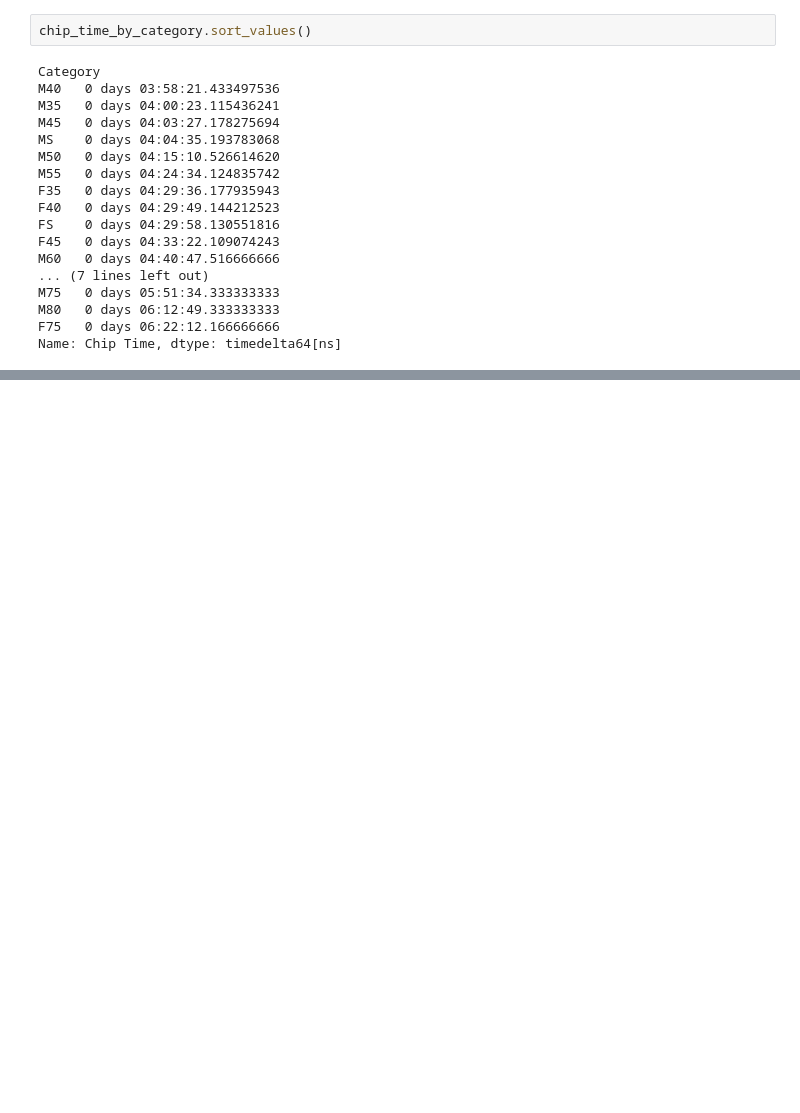
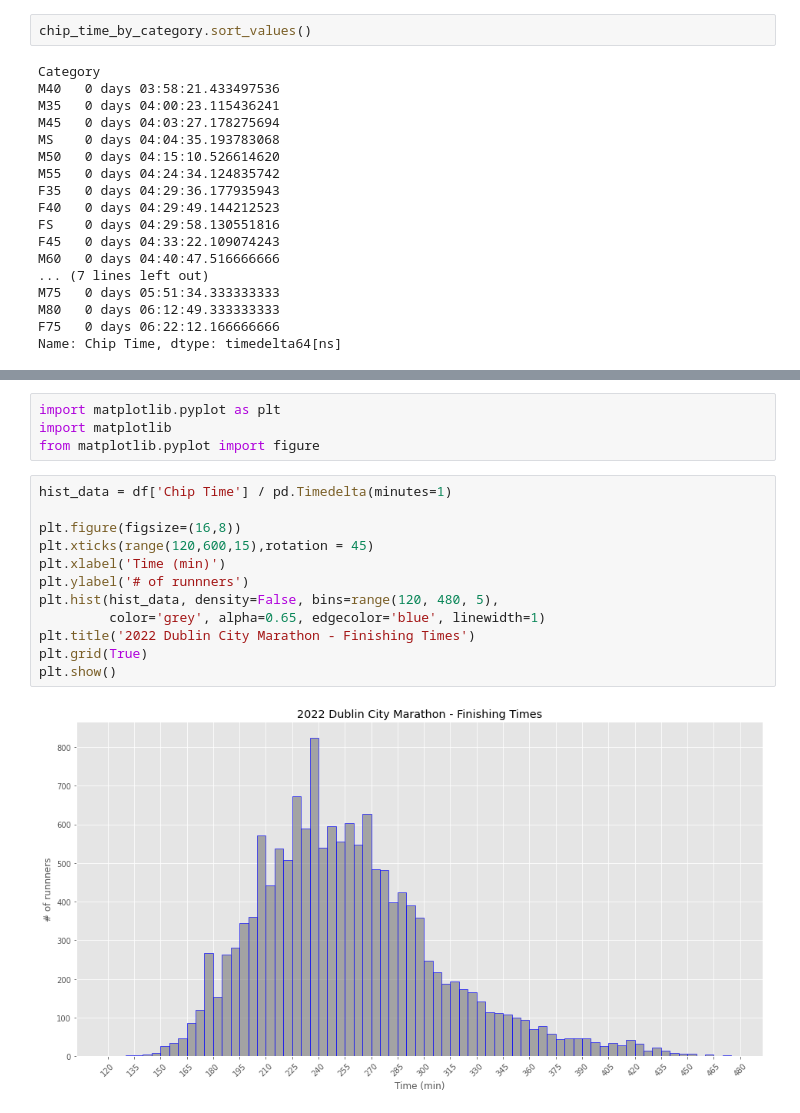
Before and after one commit to sean-halpin/dublin_city_marathon, a Jupyter notebook: dcm.ipynb, the cells around one changed output, grey strips where cells are left out. Saved outputs shown, nothing was run; the diff lists cells and outputs as text; blank space fills up the shorter version.

```diff
--- a/dcm.ipynb
+++ b/dcm.ipynb
@@ -209,3 +209,21 @@ df.select_dtypes("timedelta64[ns]").describe()
 | 50% | 0 days 00:56:02 | 0 days 01:51:28 | 0 days 01:57:57 | 0 days 02:50:38 | 0 days 03:56:25.500000 | 0 days 04:12:24 | 0 days 04:10:37 |
 | 75% | 0 days 01:02:06 | 0 days 02:04:28 | 0 days 02:11:59 | 0 days 03:13:48.750000 | 0 days 04:29:42 | 0 days 04:47:58.250000 | 0 days 04:45:28 |
 | max | 0 days 02:18:11 | 0 days 03:41:16 | 0 days 03:55:47 | 0 days 06:00:44 | 0 days 07:32:29 | 0 days 08:33:40 | 0 days 08:31:41 |
+# %%
+import matplotlib.pyplot as plt
+import matplotlib
+from matplotlib.pyplot import figure
+# %%
+hist_data = df['Chip Time'] / pd.Timedelta(minutes=1)
+
+plt.figure(figsize=(16,8))
+plt.xticks(range(120,600,15),rotation = 45)
+plt.xlabel('Time (min)')
+plt.ylabel('# of runnners')
+plt.hist(hist_data, density=False, bins=range(120, 480, 5),
+         color='grey', alpha=0.65, edgecolor='blue', linewidth=1)
+plt.title('2022 Dublin City Marathon - Finishing Times')
+plt.grid(True)
+plt.show()
+# %% [output]
+[figure, added]
```
